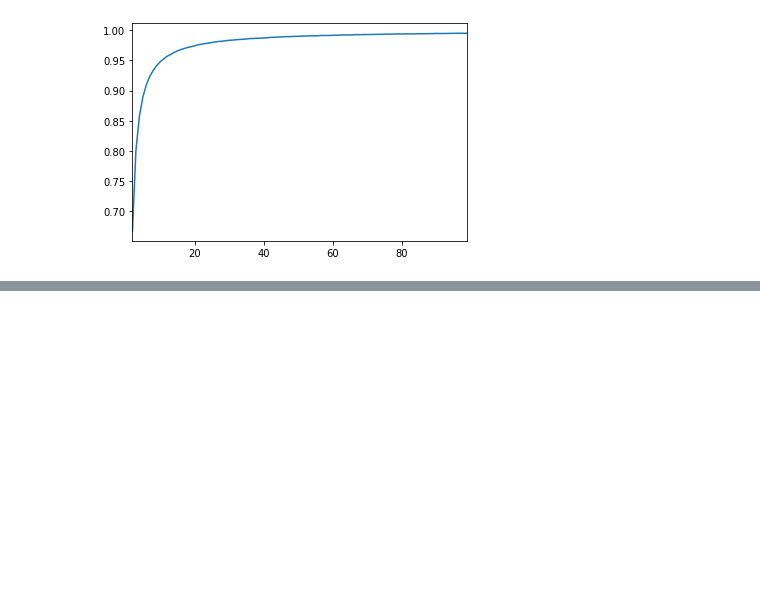
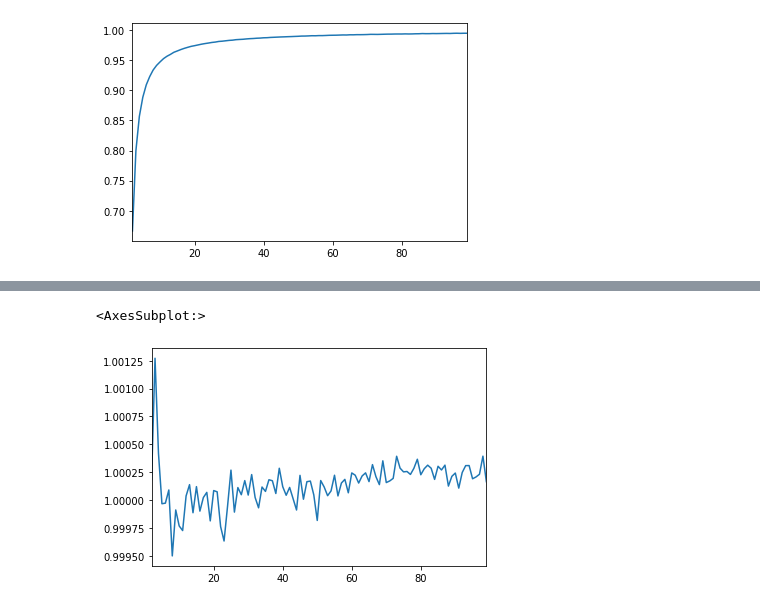
Before and after one commit to miloiturra/data_visualizations, a Jupyter notebook: notebooks/categorical_distance.ipynb, the cells around one changed output, grey strips where cells are left out. Cells and saved outputs as stored; diff of their text form; code cells hidden in the pictures; blank space fills up the shorter version.

```diff
--- a/notebooks/categorical_distance.ipynb
+++ b/notebooks/categorical_distance.ipynb
@@ -52,0 +108,5 @@ mean_series.plot()
+# %%
+mean_series.plot()
+# %% [output]
+<AxesSubplot:>
+[figure, added]
```
Also changed, not shown: parts of 14 cells of this notebook, 3 other files.
